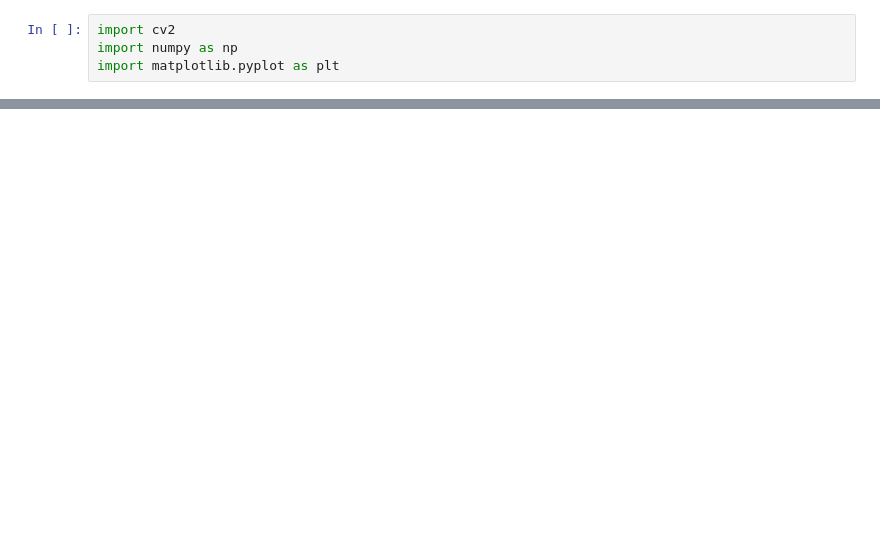
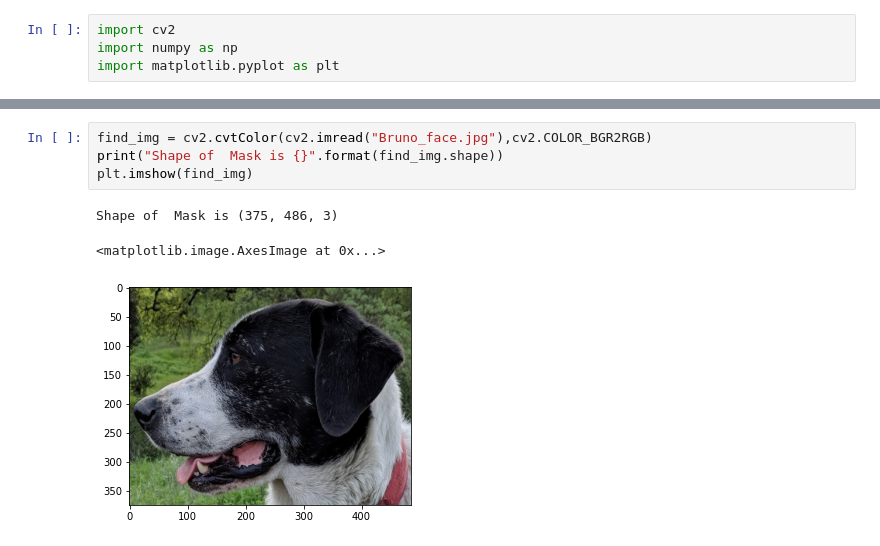
Before and after one commit to PrathameshDeshpande/OpenCV_Practice, a Jupyter notebook: Template_Matching.ipynb, the cells around one changed output, grey strips where cells are left out. Drawn from its saved outputs; the diff is of its cells as text; blank space fills up the shorter version.

```diff
--- a/Template_Matching.ipynb
+++ b/Template_Matching.ipynb
@@ -10,0 +13,8 @@ plt.imshow(img)
+# %%
+find_img = cv2.cvtColor(cv2.imread("Bruno_face.jpg"),cv2.COLOR_BGR2RGB)
+print("Shape of  Mask is {}".format(find_img.shape))
+plt.imshow(find_img)
+# %% [output]
+Shape of  Mask is (375, 486, 3)
+<matplotlib.image.AxesImage at 0x...>
+[figure, added]
```
Also changed, not shown: parts of 2 cells of this notebook.
